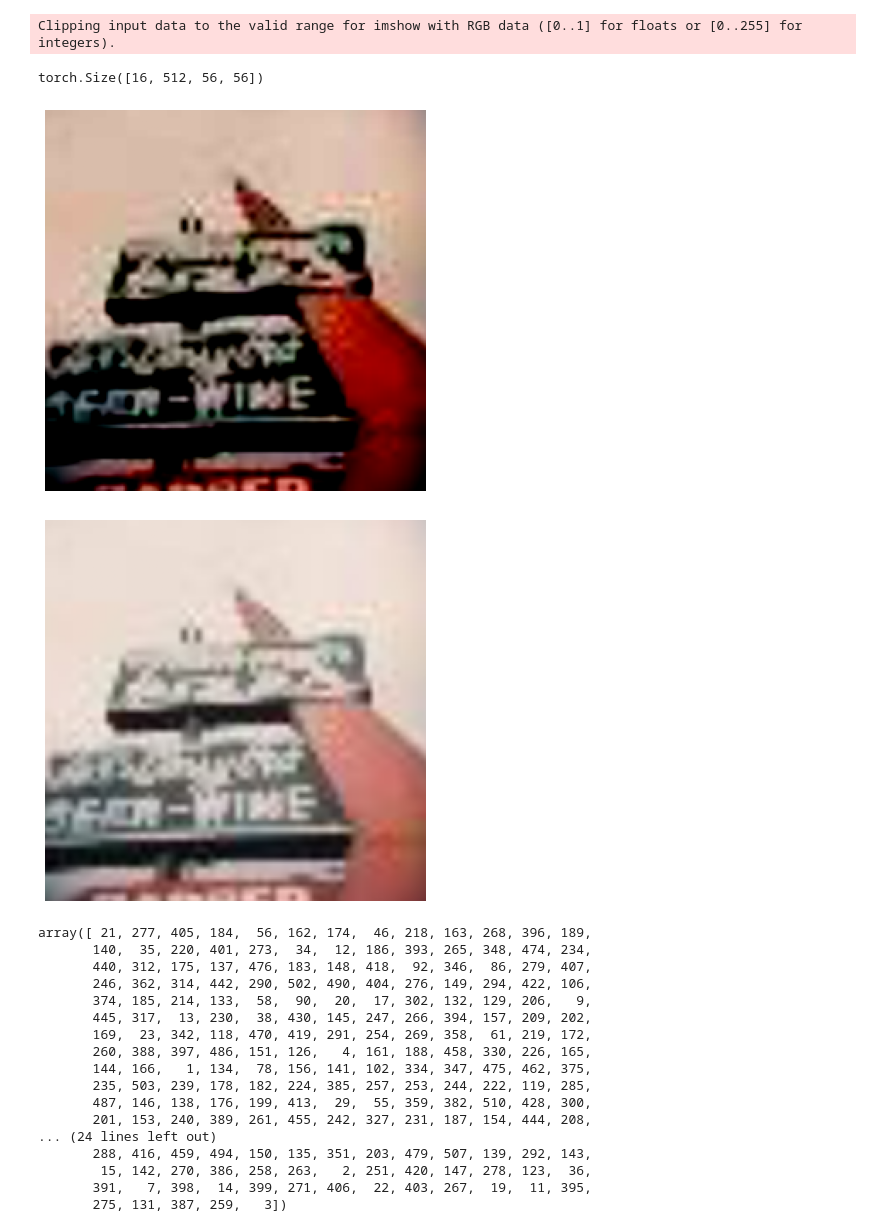
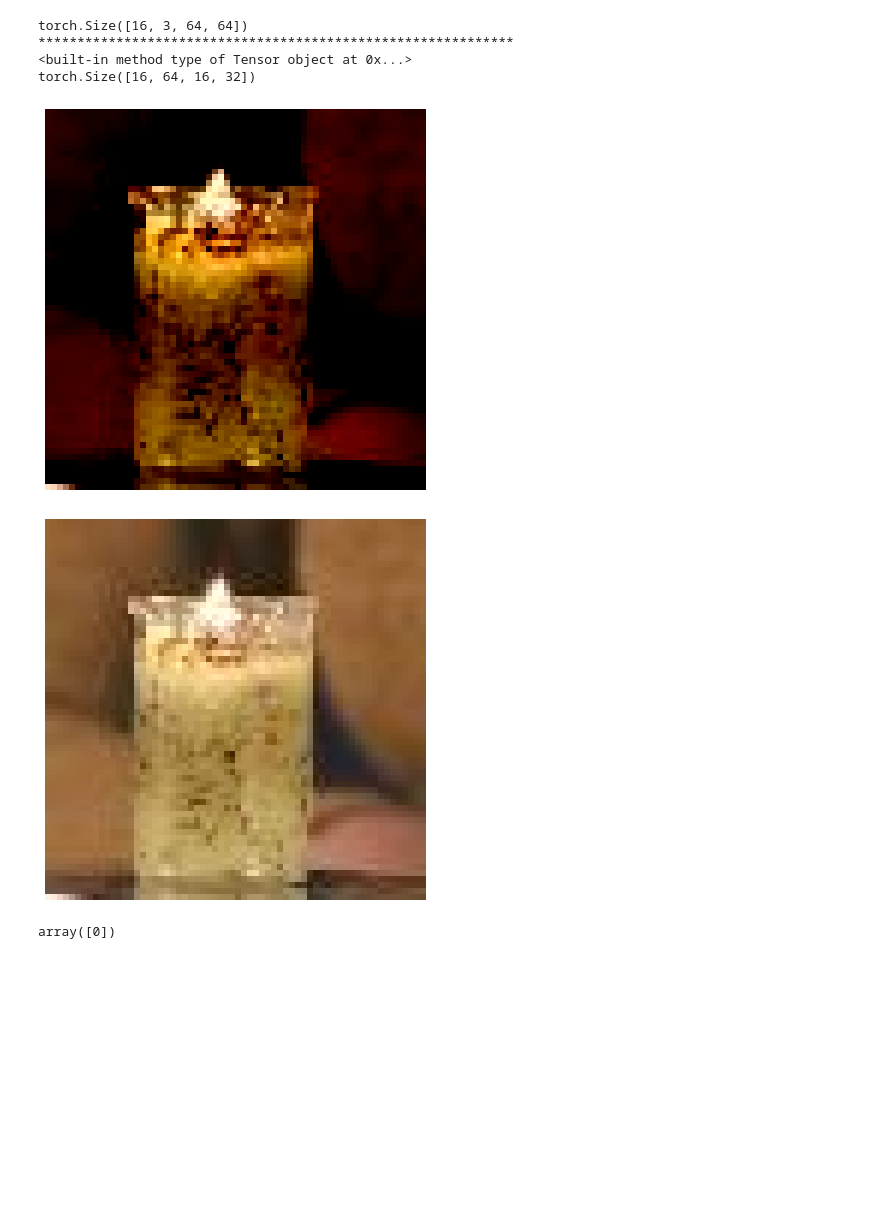
Before and after one commit to jasmeetkaur9/vonenet, a Jupyter notebook: vonenet-v1.ipynb, the cells around one changed output. Cells and saved outputs as stored; diff of their text form; code cells hidden in the pictures; blank space fills up the shorter version.

```diff
--- a/vonenet-v1.ipynb
+++ b/vonenet-v1.ipynb
@@ -8,11 +8,11 @@ import matplotlib.pyplot as plt
 # %%
 v1_model = vonenet.get_model(model_arch=None, pretrained=False, noise_mode=None).module
 # v1_model = vonenet.get_model(model_arch=None, pretrained=False, noise_mode=None, image_size=32, visual_degrees=3, sf_max=5, stride=1, ksize=15).module
-#v1_model = vonenet.get_model(model_arch='resnet50_ns', pretrained=True).module
+#v1_model = vonenet.get_model (model_arch='resnet50', pretrained=False).module
 
 print(v1_model)
 
-data_path = '/home/jasmeet/vonenet/tiny-imagenet-200/val'
+data_path = '/u/jkaur/vonenet/tiny-2/val'
 
 bsize = 16
 crop = 256 # 48  256
@@ -20,10 +20,16 @@ px = 224 # 32  224
 
 normalize = torchvision.transforms.Normalize(mean=[0.5, 0.5, 0.5],
                                              std=[0.5, 0.5, 0.5])
+# dataset = torchvision.datasets.ImageFolder(data_path,
+#     torchvision.transforms.Compose([
+#         torchvision.transforms.Resize(crop),
+#         torchvision.transforms.CenterCrop(px),
+#         torchvision.transforms.ToTensor(),
+#         normalize,
+#     ]))
+
 dataset = torchvision.datasets.ImageFolder(data_path,
     torchvision.transforms.Compose([
-        torchvision.transforms.Resize(crop),
-        torchvision.transforms.CenterCrop(px),
         torchvision.transforms.ToTensor(),
         normalize,
     ]))
@@ -54,7 +60,7 @@ im_h.set_clim([0, 1])
 ax.set_axis_off()
 plt.show()
 
-np.argsort(np.std(activations[im_ind].numpy().reshape((512, -1)), axis=1))
+np.argsort(np.std(activations[im_ind].detach().numpy()))
 # %% [output]
 Neuronal distributions gabor parameters
 ***check*****
@@ -77,23 +83,9 @@ torch.Size([16, 3, 224, 224])
-Clipping input data to the valid range for imshow with RGB data ([0..1] for floats or [0..255] for integers).
+torch.Size([16, 3, 64, 64])
+*************************************************************
+<built-in method type of Tensor object at 0x...>
+torch.Size([16, 64, 16, 32])
-torch.Size([16, 512, 56, 56])
-[figure, old version]
+[figure, new version]
-[figure, old version]
+[figure, new version]
-array([ 21, 277, 405, 184,  56, 162, 174,  46, 218, 163, 268, 396, 189,
-       140,  35, 220, 401, 273,  34,  12, 186, 393, 265, 348, 474, 234,
-       440, 312, 175, 137, 476, 183, 148, 418,  92, 346,  86, 279, 407,
-       246, 362, 314, 442, 290, 502, 490, 404, 276, 149, 294, 422, 106,
-       374, 185, 214, 133,  58,  90,  20,  17, 302, 132, 129, 206,   9,
-       445, 317,  13, 230,  38, 430, 145, 247, 266, 394, 157, 209, 202,
-       169,  23, 342, 118, 470, 419, 291, 254, 269, 358,  61, 219, 172,
-       260, 388, 397, 486, 151, 126,   4, 161, 188, 458, 330, 226, 165,
-       144, 166,   1, 134,  78, 156, 141, 102, 334, 347, 475, 462, 375,
-       235, 503, 239, 178, 182, 224, 385, 257, 253, 244, 222, 119, 285,
-       487, 146, 138, 176, 199, 413,  29,  55, 359, 382, 510, 428, 300,
-       201, 153, 240, 389, 261, 455, 242, 327, 231, 187, 154, 444, 208,
-... (24 lines left out)
-       288, 416, 459, 494, 150, 135, 351, 203, 479, 507, 139, 292, 143,
-        15, 142, 270, 386, 258, 263,   2, 251, 420, 147, 278, 123,  36,
-       391,   7, 398,  14, 399, 271, 406,  22, 403, 267,  19,  11, 395,
-       275, 131, 387, 259,   3])
+array([0])
 # %%
 
```
Also changed, not shown: parts of 2 cells of this notebook, 6 other files.
